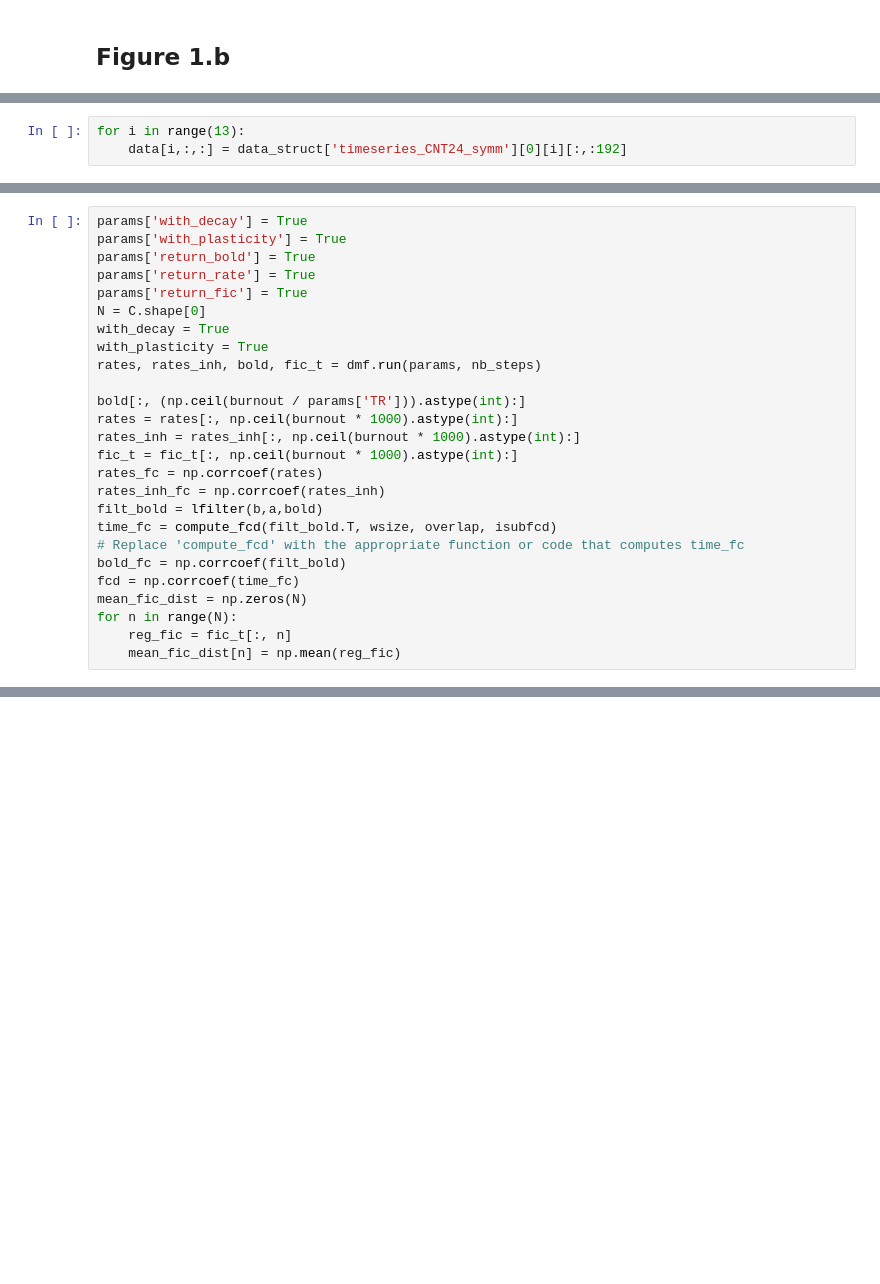
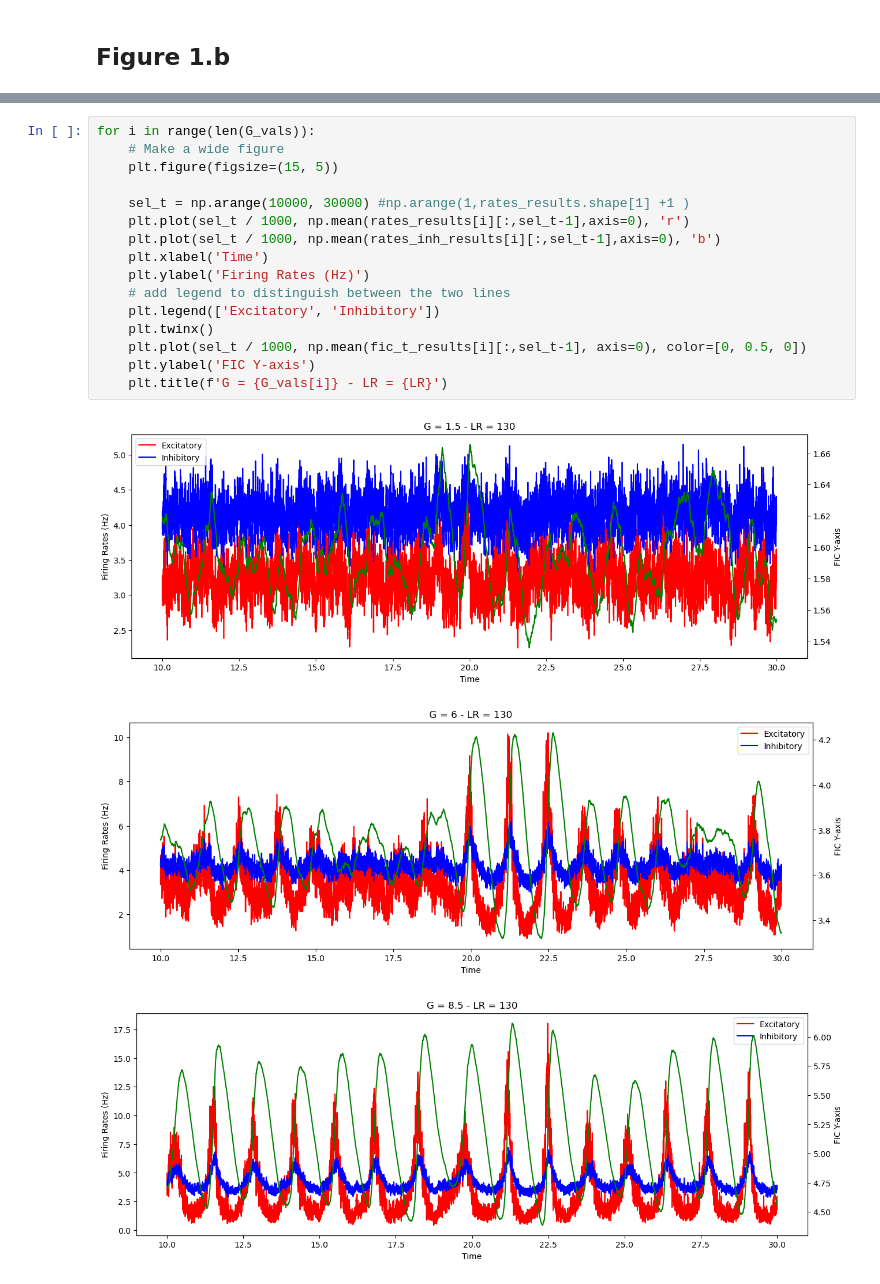
Before and after one commit to Picardian14/dyn_fic_dmf, a Jupyter notebook: python/Simulations copy.ipynb, the cells around one changed output, grey strips where cells are left out. Saved outputs shown, nothing was run; the diff lists cells and outputs as text; blank space fills up the shorter version.

```diff
--- a/python/Simulations copy.ipynb
+++ b/python/Simulations copy.ipynb
@@ -139,3 +197,0 @@ data_struct['timeseries_CNT24_symm'][0][0].shape
-# %%
-for i in range(13):
-    data[i,:,:] = data_struct['timeseries_CNT24_symm'][0][i][:,:192]
@@ -175,26 +197,0 @@ b,a = butter(2,np.array([0.01, 0.1])*2*params['TR'], btype='band')
-# %%
-params['with_decay'] = True
-params['with_plasticity'] = True
-params['return_bold'] = True
-params['return_rate'] = True
-params['return_fic'] = True
-N = C.shape[0]
-with_decay = True
-with_plasticity = True
-rates, rates_inh, bold, fic_t = dmf.run(params, nb_steps)
-
-bold[:, (np.ceil(burnout / params['TR'])).astype(int):]
-rates = rates[:, np.ceil(burnout * 1000).astype(int):]
-rates_inh = rates_inh[:, np.ceil(burnout * 1000).astype(int):]
-fic_t = fic_t[:, np.ceil(burnout * 1000).astype(int):]
-rates_fc = np.corrcoef(rates)
-rates_inh_fc = np.corrcoef(rates_inh)
-filt_bold = lfilter(b,a,bold)
-time_fc = compute_fcd(filt_bold.T, wsize, overlap, isubfcd)
-# Replace 'compute_fcd' with the appropriate function or code that computes time_fc
-bold_fc = np.corrcoef(filt_bold)
-fcd = np.corrcoef(time_fc)
-mean_fic_dist = np.zeros(N)
-for n in range(N):
-    reg_fic = fic_t[:, n]
-    mean_fic_dist[n] = np.mean(reg_fic)
@@ -287,0 +260,20 @@ plt.show()
+# %%
+for i in range(len(G_vals)):
+    # Make a wide figure
+    plt.figure(figsize=(15, 5))
+
+    sel_t = np.arange(10000, 30000) #np.arange(1,rates_results.shape[1] +1 )
+    plt.plot(sel_t / 1000, np.mean(rates_results[i][:,sel_t-1],axis=0), 'r')
+    plt.plot(sel_t / 1000, np.mean(rates_inh_results[i][:,sel_t-1],axis=0), 'b')
+    plt.xlabel('Time')
+    plt.ylabel('Firing Rates (Hz)')
+    # add legend to distinguish between the two lines
+    plt.legend(['Excitatory', 'Inhibitory'])
+    plt.twinx()
+    plt.plot(sel_t / 1000, np.mean(fic_t_results[i][:,sel_t-1], axis=0), color=[0, 0.5, 0])
+    plt.ylabel('FIC Y-axis')
+    plt.title(f'G = {G_vals[i]} - LR = {LR}')
+# %% [output]
+[figure, added]
+[figure, added]
+[figure, added]
```
Also changed, not shown: parts of 43 cells of this notebook, 8 other files.
